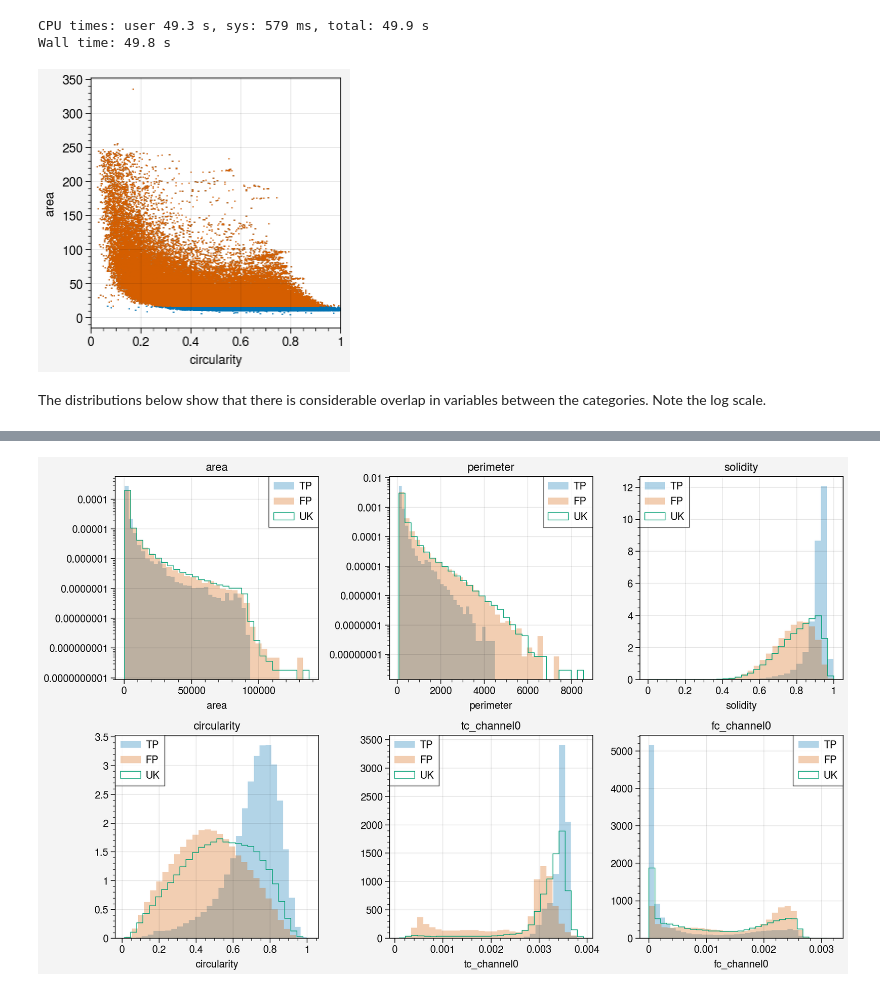
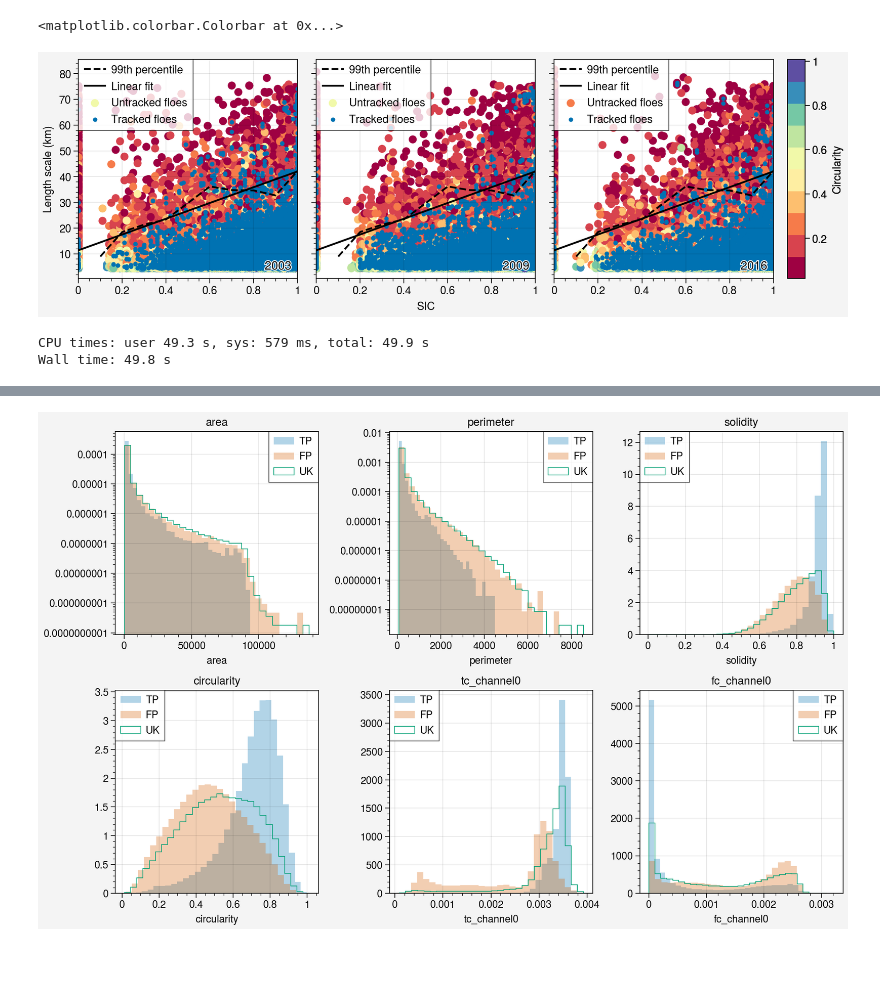
Before and after one commit to WilhelmusLab/process_fram_strait_v0, a Jupyter notebook: notebooks/logistic_regression_classifier.ipynb, the cells around one changed output, grey strips where cells are left out. Cells and saved outputs as stored; diff of their text form; code cells hidden in the pictures; blank space fills up the shorter version.

```diff
--- a/notebooks/logistic_regression_classifier.ipynb
+++ b/notebooks/logistic_regression_classifier.ipynb
@@ -95,3 +128,22 @@ This code block strings together the steps used for labeling each observations a
+# %%
+fig, axs = pplt.subplots(ncols=3)
+for ax, year in zip(axs, [2003, 2009, 2016]):
+    df = ift_dfs[year]
+    df = df.loc[(df.nsidc_sic <= 1) & (df.area > 300)]
+    c = ax.scatter(df.nsidc_sic.values, np.sqrt(df.area) * 0.25,
+                   c=df.circularity, cmap='spectral', label='Untracked floes', N=10)
+
+    ax.scatter(df.loc[df.floe_id != 'unmatched', 'nsidc_sic'].values,
+               np.sqrt(df.loc[df.floe_id != 'unmatched', 'area'].values) * 0.25, marker='.', label='Tracked floes')
+    ax.format(ylabel='Length scale (km)', xlabel='SIC', lrtitle=year)
+
+    ax.plot(np.sqrt(result[0.99])*0.25, marker='', color='k', ls='--', label='99th percentile')
+    ax.plot(x, bestfit(x), color='k', label='Linear fit')
+    ax.legend(loc='ul', ncols=1)
+fig.colorbar(c, loc='r', label='Circularity')
+# %% [output]
+<matplotlib.colorbar.Colorbar at 0x...>
+[figure, added]
 # %%
 %%time
 filtered_dfs = {}
@@ -141,13 +188,3 @@ for year in range(2003, 2021):
 # %% [output]
 CPU times: user 49.3 s, sys: 579 ms, total: 49.9 s
 Wall time: 49.8 s
-# %%
-fig, ax = pplt.subplots()
-ift_dfs[year]['circularity'] = 4*np.pi*ift_dfs[year]['area']/ift_dfs[year]['perimeter']**2
-ax.scatter(ift_dfs[year].circularity, np.sqrt(ift_dfs[year].area), marker='.', ms=1)
-ax.scatter(filtered_dfs[year].circularity, np.sqrt(filtered_dfs[year].area), marker='.', ms=1)
-ax.format(xlim=(0, 1))
-# %% [output]
-[figure, removed]
-# %% [markdown]
-The distributions below show that there is considerable overlap in variables between the categories. Note the log scale.
```
Also changed, not shown: parts of 17 cells of this notebook.
